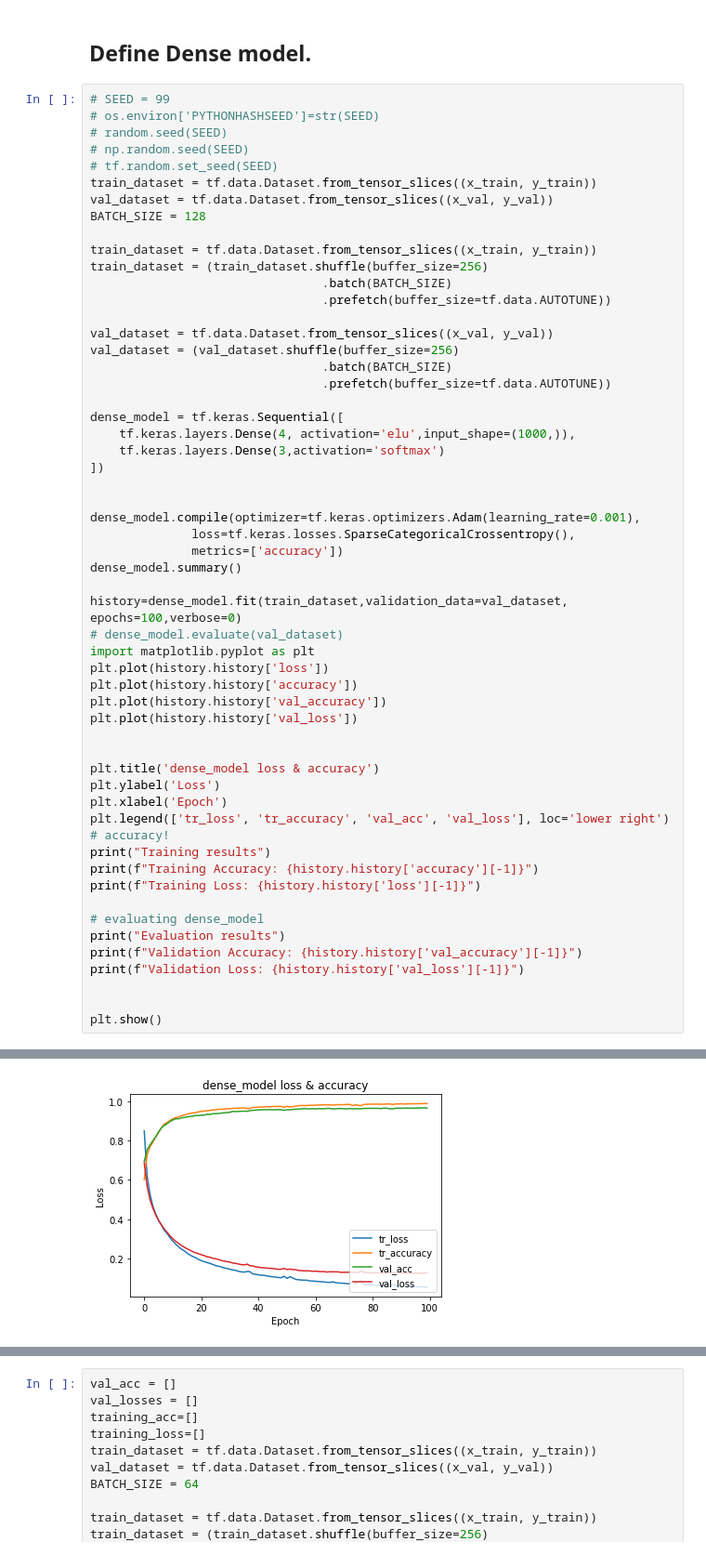
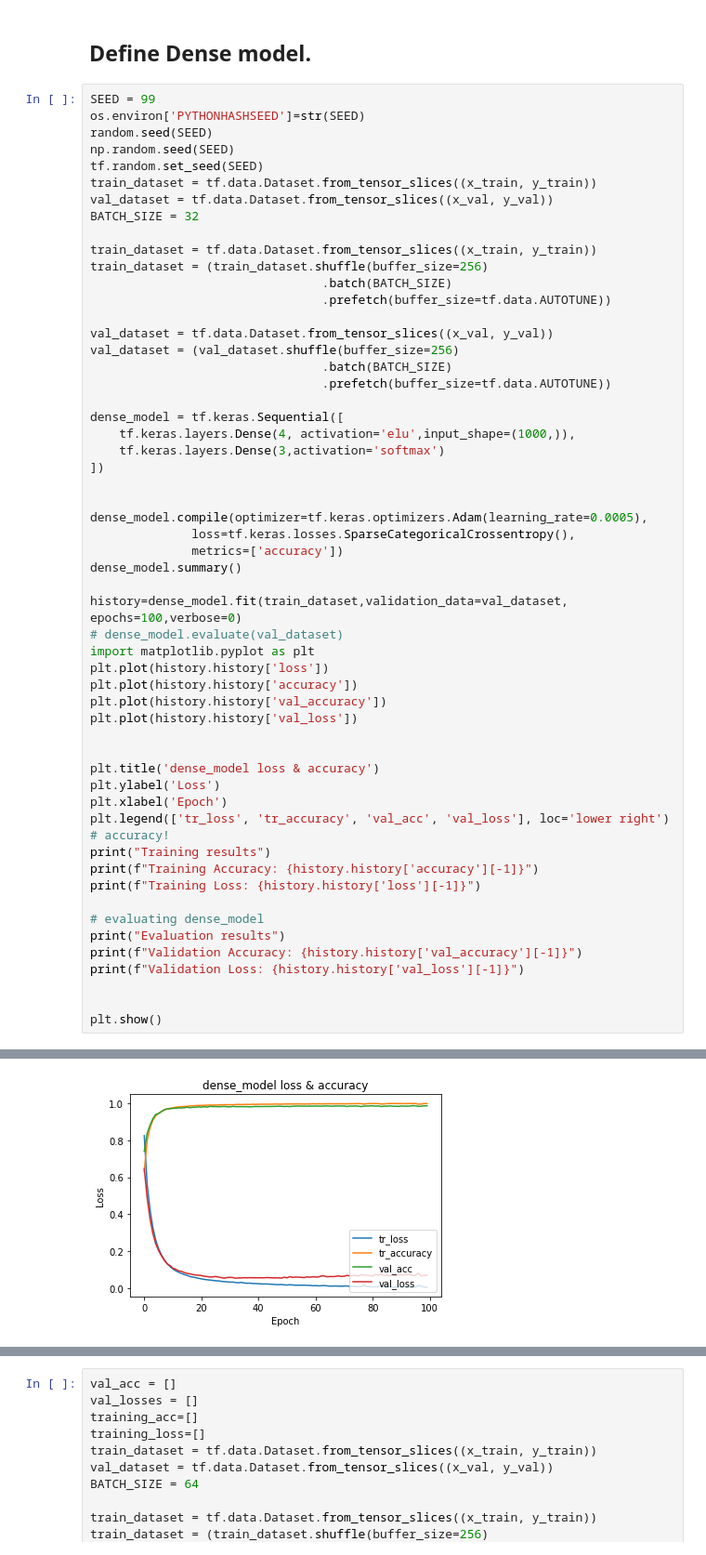
Before and after one commit to veysiadn/acustic-emission-models, a Jupyter notebook: convert_deploy.ipynb, the cells around one changed output, grey strips where cells are left out. Shown: that part at 93% size. Drawn from its saved outputs; the diff is of its cells as text.

Commit message:
fix dense model imp

```diff
--- a/convert_deploy.ipynb
+++ b/convert_deploy.ipynb
@@ -808,14 +789,14 @@ fully_quantize: 0, inference_type: 6, input_inference_type: UINT8, output_infere
 # %% [markdown]
 ## Define Dense model.
 # %%
-# SEED = 99
-# os.environ['PYTHONHASHSEED']=str(SEED)
-# random.seed(SEED)
-# np.random.seed(SEED)
-# tf.random.set_seed(SEED)
+SEED = 99
+os.environ['PYTHONHASHSEED']=str(SEED)
+random.seed(SEED)
+np.random.seed(SEED)
+tf.random.set_seed(SEED)
 train_dataset = tf.data.Dataset.from_tensor_slices((x_train, y_train))
 val_dataset = tf.data.Dataset.from_tensor_slices((x_val, y_val))
-BATCH_SIZE = 128
+BATCH_SIZE = 32
 
 train_dataset = tf.data.Dataset.from_tensor_slices((x_train, y_train))
 train_dataset = (train_dataset.shuffle(buffer_size=256)
@@ -833,7 +814,7 @@ dense_model = tf.keras.Sequential([
 ])
 
 
-dense_model.compile(optimizer=tf.keras.optimizers.Adam(learning_rate=0.001),
+dense_model.compile(optimizer=tf.keras.optimizers.Adam(learning_rate=0.0005),
               loss=tf.keras.losses.SparseCategoricalCrossentropy(),
               metrics=['accuracy'])
 dense_model.summary()
@@ -886 +867 @@ Validation Loss: 0.12868379056453705
-[figure, old version]
+[figure, new version]
```
Also changed, not shown: parts of 4 cells of this notebook.
